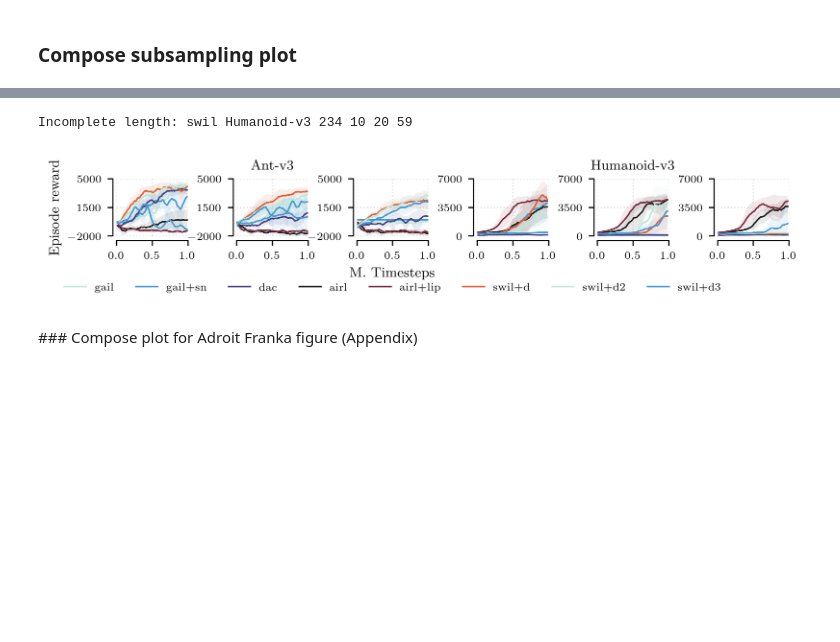
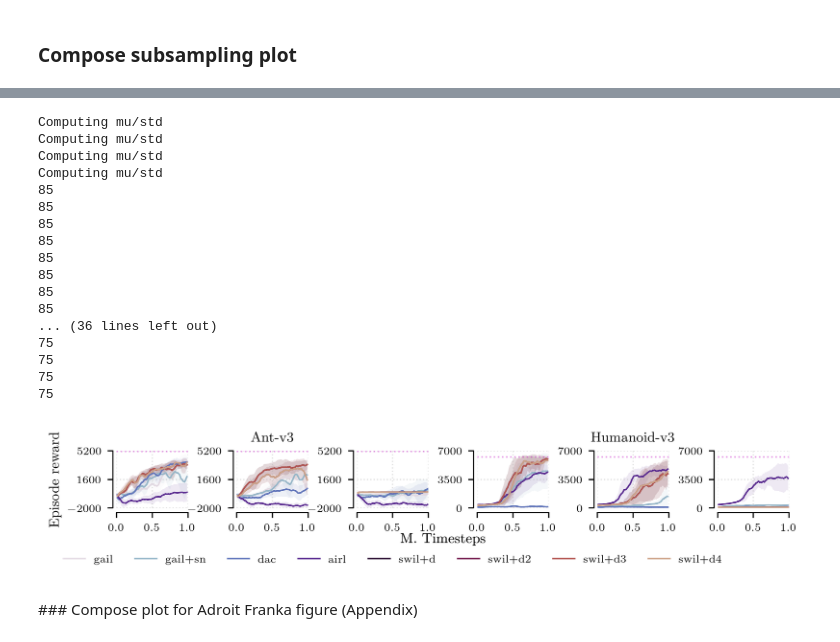
Before and after one commit to iov9000/cleanrl, a Jupyter notebook: cleanrl/notebooks/load_results_final.ipynb, the cells around one changed output, grey strips where cells are left out. Cells and saved outputs as stored; diff of their text form; code cells hidden in the pictures; blank space fills up the shorter version.

```diff
--- a/cleanrl/notebooks/load_results_final.ipynb
+++ b/cleanrl/notebooks/load_results_final.ipynb
@@ -31,7 +31,9 @@ results_airl_new = pkl.load(open('280124_airl_results.pkl','rb'))
 results_pwil = pkl.load(open('250923_pwil_results.pkl', 'rb'))
 results_swil_old = pkl.load(open('220923_swil_results.pkl','rb'))
 results_swil_new = pkl.load(open('170124_swil_results.pkl','rb'))
-results_swil_2701 = pkl.load(open('280124_swil_results.pkl','rb'))
-results_swil_2709 = pkl.load(open('270923_swil_results.pkl','rb'))
+#results_swil_2701 = pkl.load(open('280124_swil_results.pkl','rb'))
+#results_swil_2709 = pkl.load(open('270923_swil_results.pkl','rb'))
+#results_swil_2901 = pkl.load(open('290123_swil_qlen20tanh_results.pkl','rb'))
+#results_swil_3101 = pkl.load(open('3101_swil_qlen20relu.pkl','rb'))
+
+results_swil_humnew = pkl.load(open('2901_hum_extra.pkl','rb'))
-# %%
-results_swil_2901_qlen20 = pkl.load(open('290123_swil_qlen20tanh_results.pkl','rb'))
@@ -333,21 +364,33 @@ No artists with labels found to put in legend.  Note that artists whose label st
 # %%
 #d_swil, d_swil_mustd = process_results(envs, results_swil_new, ['use_next_obs', 'repl_loss_type', 'max_q_len'],['True', 'diff2max0', '1'], sss=[1])
 envs = ['Ant-v3', 'Walker2d-v3', 'Hopper-v3', 'HalfCheetah-v3', 'Humanoid-v3']
-d_swil_2701, d_swil_2701_mustd = process_results(envs, results_swil_2701, ['use_next_obs', 'repl_loss_type', 'max_q_len'],['True', 'diff2max0', '10'])
+#d_swil_2701, d_swil_2701_mustd = process_results(envs, results_swil_2701, ['use_next_obs', 'repl_loss_type', 'max_q_len'],['True', 'diff2max0', '10'])
 
-d_swil_old, d_swil_old_mustd = process_results(envs, results_swil_old, ['use_next_obs', 'use_dones', 'max_q_len', 'swil_period', 'replace_atoms', 'use_actions'], ['True', 'False', '10', '100.0', 'False', 'True'])
-d_swil_old_2, d_swil_old_2_mustd = process_results(envs, results_swil_old, ['use_next_obs', 'use_dones', 'max_q_len', 'swil_period', 'replace_atoms', 'use_actions'], ['True', 'False', '5', '100.0', 'False', 'True'])
-d_swil_old_3, d_swil_old_3_mustd = process_results(envs, results_swil_old, ['use_next_obs', 'use_dones', 'max_q_len', 'swil_period', 'replace_atoms', 'use_actions'], ['False', 'False', '10', '100.0', 'False', 'True'])
+#d_swil_old, d_swil_old_mustd = process_results(envs, results_swil_old, ['use_next_obs', 'use_dones', 'max_q_len', 'swil_period', 'use_actions'], ['True', 'True', '10', '100.0', 'True'], len_thr=90)
+#d_swil_old_2, d_swil_old_2_mustd = process_results(envs, results_swil_old, ['use_next_obs', 'use_dones', 'max_q_len', 'swil_period', 'use_actions'], ['False', 'False', '5', '100.0', 'False'], len_thr=90)
+#d_swil_old_3, d_swil_old_3_mustd = process_results(envs, results_swil_old, ['use_next_obs', 'use_dones', 'max_q_len', 'swil_period', 'use_actions'], ['False', 'False', '10', '100.0', 'True'], len_thr=90)
+#d_swil_2901, d_swil_2901_mustd = process_results(envs, results_swil_, ['use_next_obs', 'use_dones', 'max_q_len', 'swil_period', 'use_actions'], ['False', 'False', '10', '100.0', 'True'], len_thr=90)
+
+results_swil_humnew = pkl.load(open('2901_hum_extra.pkl','rb'))
+#d_swil_hum, d_swil_hum_mustd = process_results(envs, results_swil_humnew, ['use_next_obs', 'use_dones', 'max_q_len', 'swil_period', 'replace_atoms', 'use_actions'], ['True', 'False', '20', '100.0', 'False', 'True'])
+env_exp_ss = [5150, 6249]
+
+d_swil_old, d_swil_old_mustd = process_results(envs, results_swil_old, ['use_next_obs', 'use_dones', 'max_q_len', 'swil_period', 'replace_atoms', 'use_actions'], ['True', 'False', '10', '100.0', RA, 'True'])
+d_swil_old_2, d_swil_old_2_mustd = process_results(envs, results_swil_old, ['use_next_obs', 'use_dones', 'max_q_len', 'swil_period', 'replace_atoms', 'use_actions'], ['True', 'False', '5', '100.0', RA, 'True'])
+d_swil_old_nora, d_swil_old_nora_mustd = process_results(envs, results_swil_old, ['use_next_obs', 'use_dones', 'max_q_len', 'swil_period', 'replace_atoms', 'use_actions'], ['True', 'True', '10', '100.0', 'False', 'True'])
+d_swil_old_2_nora, d_swil_old_2_nora_mustd = process_results(envs, results_swil_old, ['use_next_obs', 'use_dones', 'max_q_len', 'swil_period', 'replace_atoms', 'use_actions'], ['True', 'True', '5', '100.0', 'False', 'True'])
 
 d_mustds_ss = {'gail':d_gail_mustd,
             'gail+sn':d_gail_sn_mustd,
             'dac':d_dac_mustd,
             'airl':d_airl_mustd,
-            'airl+lip':d_airl_lip1_mustd,
-            #'swil+dmax':d_swil_mustd,
+            #'airl+lip':d_airl_lip10_mustd,
             'swil+d':d_swil_old_mustd,
             'swil+d2':d_swil_old_2_mustd,
-            'swil+d3':d_swil_old_3_mustd}
+            'swil+d3':d_swil_old_mustd,
+            'swil+d4':d_swil_old_2_mustd}
+            #'swil+d3':d_swil_old_3_mustd,
+            #'swil+dmax':d_swil_mustd}
 
 def smooth_mu_std(mu, std, N=6):
     mu_s = np.convolve(mu, np.ones(N)/N, mode='valid')
@@ -360,10 +403,10 @@ envs = ['Ant-v3', 'Humanoid-v3']
 n_demos = [1]
 sss = [1,20,100]
 subsample_plot = 1
-NUM_COLORS = len(d_mustds.keys())
+NUM_COLORS = len(d_mustds_ss.keys())
 #cm = plt.get_cmap('gist_rainbow')
 #cm = sns.color_palette("tab10", as_cmap=True)
-cm =sns.color_palette("icefire", as_cmap=True)
+cm =sns.color_palette("twilight", as_cmap=True)
 from itertools import cycle
 
 linestyle_tuple = [
@@ -392,11 +435,16 @@ for n_d in n_demos:
             #fig, ax = plt.subplots(1,5,figsize=(24,4))
             #fig.suptitle(f"ss:{ss}_nd:{n_d}")
 
+
             # re-index
             i = 1
             j = j_*len(sss)+i_
             # plot gail
             ax[j].set_prop_cycle('color', [cm(1.*i/NUM_COLORS) for i in range(NUM_COLORS)])
+            if 'Ant' in env:
+                ax[j].axhline(env_exp_ss[0], xmin=0, xmax=1, c='m', lw=1, linestyle='dotted', alpha=0.4)
+            else:
+                ax[j].axhline(env_exp_ss[1], xmin=0, xmax=1, c='m', lw=1, linestyle='dotted', alpha=0.4)
 
             #if j > 0:
                 #remove_yticks(ax[i,j])
@@ -417,38 +465,58 @@ for n_d in n_demos:
             ax[j].set_yticks([0, 3500, 7000])
             ax[j].set_xlim(0,1.0)
             ax[j].set_xticks([0, 0.5, 1.0])
-            ax[i_].set_ylim(-2000, 5000)
-            ax[i_].set_yticks([-2000, 1500, 5000])
+            ax[i_].set_ylim(-2000, 5200)
+            ax[i_].set_yticks([-2000, 1600, 5200])
 
             for k,v in d_mustds_ss.items():
                 mu,std = v[env][n_d][ss]
                 mu,std = smooth_mu_std(mu,std)
                 mu = mu[::subsample_plot]
                 std = std[::subsample_plot]
 
                 x = np.arange(len(mu))/len(mu)
                 if 'swil' in k:
                     marker = '.'
                 else:
                     marker = '+'
+
+                print(len(mu))
                 ax[j].plot(x, mu,lw=1, label=f"{k}")#, linestyle=next(linecycler)[-1])
                 ax[j].fill_between(x,mu+std, mu-std, alpha=0.1)
 
 
         ax[1].set_title('Ant-v3')
         ax[4].set_title('Humanoid-v3')
 
         ax[2].legend(loc='upper center', bbox_to_anchor=(0.5, -0.65), fancybox=False, shadow=False, frameon=False, ncol=8)
-        ax[2].set_xlabel('M. Timesteps')
+        #ax[2].set_xlabel('M. Timesteps')
+        fig.text(0.5, 0.04, 'M. Timesteps', ha='center', va='center')
+
         ax[0].set_ylabel('Episode reward')
 
 
 #fig.tight_layout(w_pad=1, h_pad=1)
 #plt.tight_layout()
 fig.savefig(f"testfig2.pdf", bbox_inches='tight', pad_inches=0.01)
 # %% [output]
-Incomplete length: swil Humanoid-v3 234 10 20 59
+Computing mu/std
+Computing mu/std
+Computing mu/std
+Computing mu/std
+85
+85
+85
+85
+85
+85
+85
+85
+... (36 lines left out)
+75
+75
+75
+75
-[figure, old version]
+[figure, new version]
 # %% [markdown]
 ### Compose plot for Adroit Franka figure (Appendix)
 # %%
```
Also changed, not shown: parts of 9 cells of this notebook, 7 other files.
